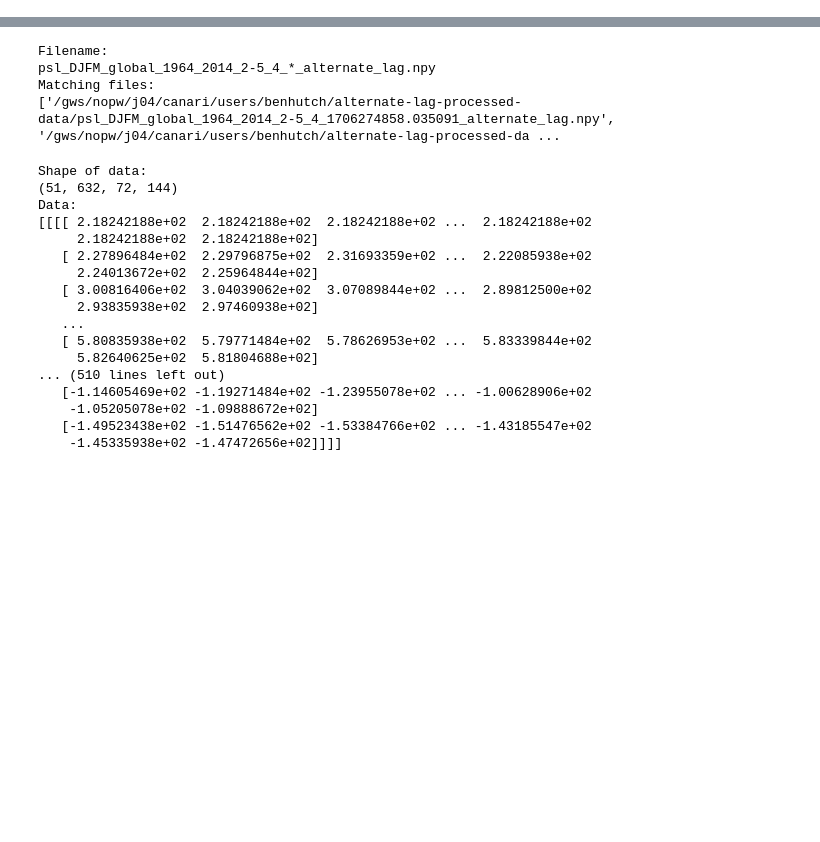
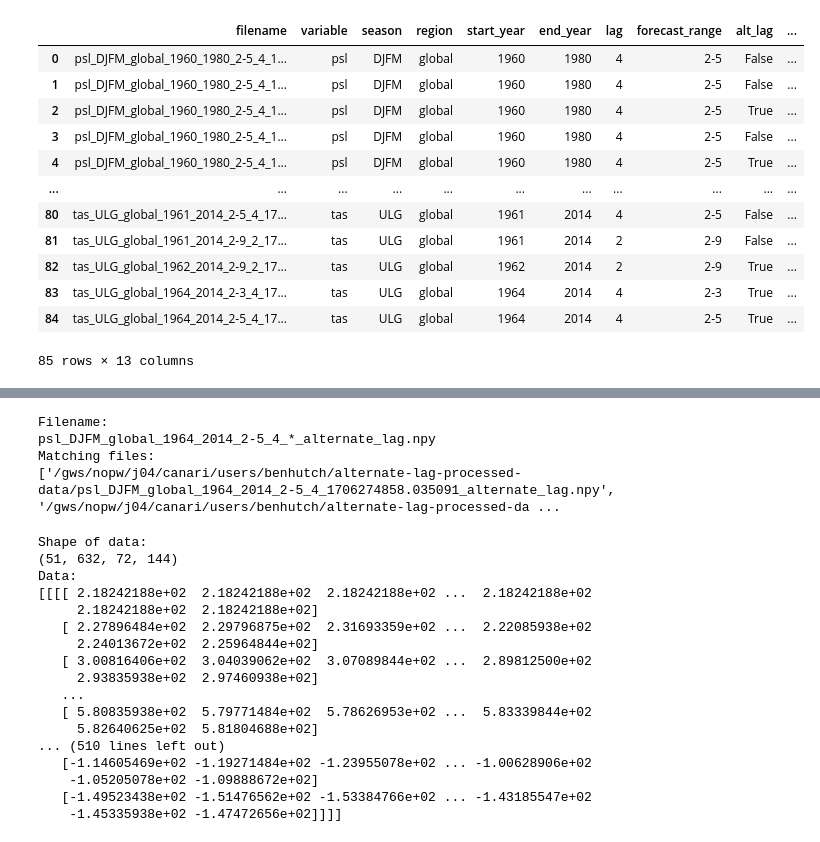
Before and after one commit to benhutchmet/lagging-NAO-test-suite, a Jupyter notebook: testing/array_notebook.ipynb, the cells around one changed output, grey strips where cells are left out. Drawn from its saved outputs; the diff is of its cells as text; code cells hidden in the pictures; blank space fills up the shorter version.

```diff
--- a/testing/array_notebook.ipynb
+++ b/testing/array_notebook.ipynb
@@ -120,3 +120,19 @@ df
+# %%
+df
+# %% [output]
+|  | filename | variable | season | region | start_year | end_year | lag | forecast_range | alt_lag | ... |
+| 0 | psl_DJFM_global_1960_1980_2-5_4_1... | psl | DJFM | global | 1960 | 1980 | 4 | 2-5 | False | ... |
+| 1 | psl_DJFM_global_1960_1980_2-5_4_1... | psl | DJFM | global | 1960 | 1980 | 4 | 2-5 | False | ... |
+| 2 | psl_DJFM_global_1960_1980_2-5_4_1... | psl | DJFM | global | 1960 | 1980 | 4 | 2-5 | True | ... |
+| 3 | psl_DJFM_global_1960_1980_2-5_4_1... | psl | DJFM | global | 1960 | 1980 | 4 | 2-5 | False | ... |
+| 4 | psl_DJFM_global_1960_1980_2-5_4_1... | psl | DJFM | global | 1960 | 1980 | 4 | 2-5 | True | ... |
+| ... | ... | ... | ... | ... | ... | ... | ... | ... | ... | ... |
+| 80 | tas_ULG_global_1961_2014_2-5_4_17... | tas | ULG | global | 1961 | 2014 | 4 | 2-5 | False | ... |
+| 81 | tas_ULG_global_1961_2014_2-9_2_17... | tas | ULG | global | 1961 | 2014 | 2 | 2-9 | False | ... |
+| 82 | tas_ULG_global_1962_2014_2-9_2_17... | tas | ULG | global | 1962 | 2014 | 2 | 2-9 | True | ... |
+| 83 | tas_ULG_global_1964_2014_2-3_4_17... | tas | ULG | global | 1964 | 2014 | 4 | 2-3 | True | ... |
+| 84 | tas_ULG_global_1964_2014_2-5_4_17... | tas | ULG | global | 1964 | 2014 | 4 | 2-5 | True | ... |
+85 rows × 13 columns
 # %%
 df
 # %% [output]
```
Also changed, not shown: parts of 3 cells of this notebook, 1 other file.
